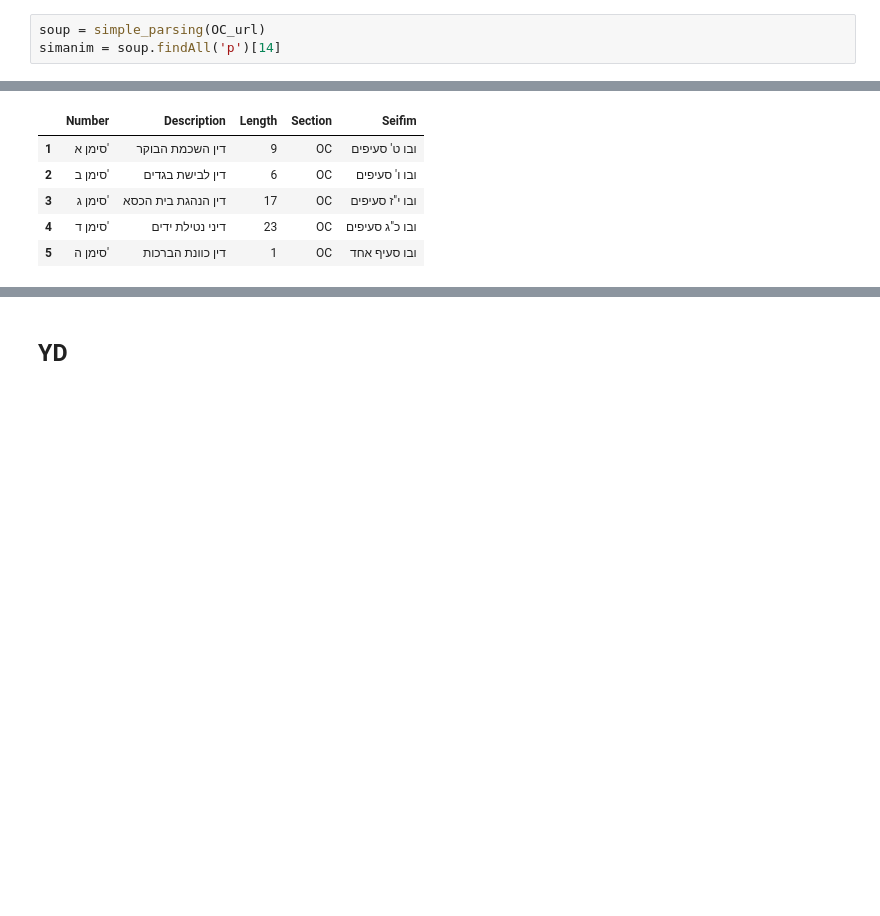
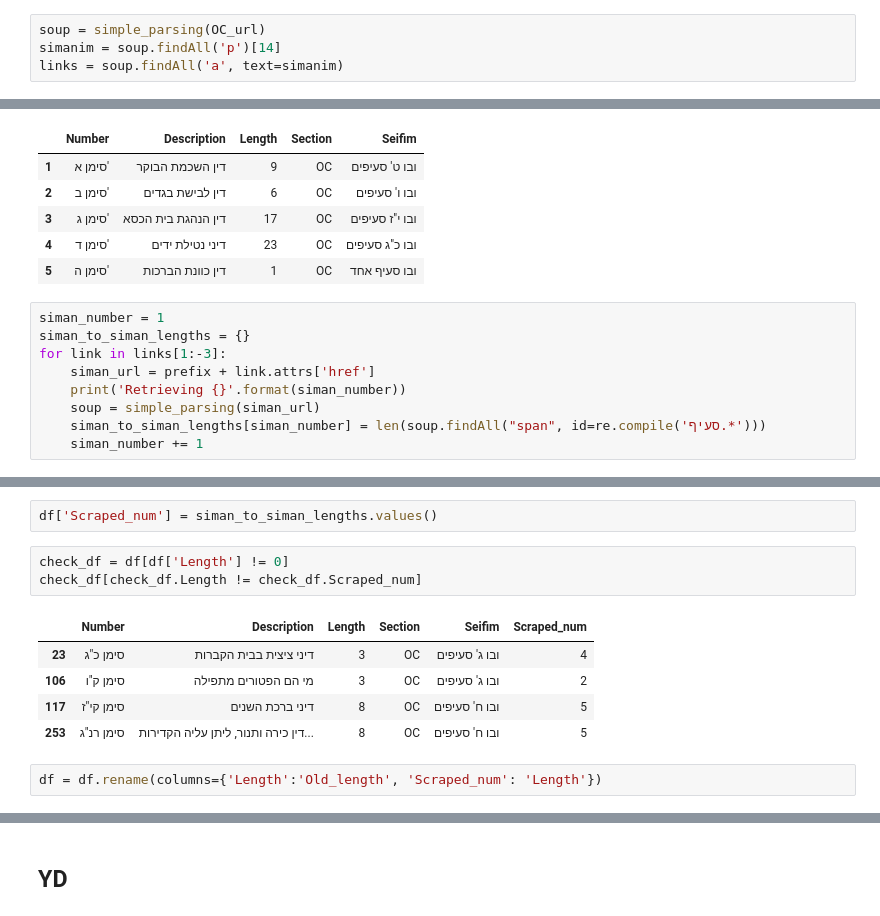
Before and after one commit to lordgrenville/shulchan-aruch-count, a Jupyter notebook: shulchan aruch.ipynb, the cells around one changed output, grey strips where cells are left out. Saved outputs shown, nothing was run; the diff lists cells and outputs as text; blank space fills up the shorter version.

```diff
--- a/shulchan aruch.ipynb
+++ b/shulchan aruch.ipynb
@@ -21,6 +21,7 @@ CM_url = prefix + '/wiki/%D7%A9%D7%95%D7%9C%D7%97%D7%9F_%D7%A2%D7%A8%D7%95%D7%9A
 # %%
 soup = simple_parsing(OC_url)
 simanim = soup.findAll('p')[14]
+links = soup.findAll('a', text=simanim)
 # %%
 df = pd.DataFrame([i.text for i in soup.findAll('a', text=simanim)])
 df = df[0].str.split('•', expand=True)
@@ -84,3 +85,12 @@ df.head()
 | 3 | סימן ג' | דין הנהגת בית הכסא | 17 | OC | ובו י"ז סעיפים |
 | 4 | סימן ד' | דיני נטילת ידים | 23 | OC | ובו כ"ג סעיפים |
 | 5 | סימן ה' | דין כוונת הברכות | 1 | OC | ובו סעיף אחד |
+# %%
+siman_number = 1
+siman_to_siman_lengths = {}
+for link in links[1:-3]:
+    siman_url = prefix + link.attrs['href']
+    print('Retrieving {}'.format(siman_number))
+    soup = simple_parsing(siman_url)
+    siman_to_siman_lengths[siman_number] = len(soup.findAll("span", id=re.compile('סעיף.*')))
+    siman_number += 1
@@ -87,3 +115,16 @@ df.head()
+# %%
+df['Scraped_num'] = siman_to_siman_lengths.values()
+# %%
+check_df = df[df['Length'] != 0]
+check_df[check_df.Length != check_df.Scraped_num]
+# %% [output]
+|  | Number | Description | Length | Section | Seifim | Scraped_num |
+| 23 | סימן כ"ג | דיני ציצית בבית הקברות | 3 | OC | ובו ג' סעיפים | 4 |
+| 106 | סימן ק"ו | מי הם הפטורים מתפילה | 3 | OC | ובו ג' סעיפים | 2 |
+| 117 | סימן קי"ז | דיני ברכת השנים | 8 | OC | ובו ח' סעיפים | 5 |
+| 253 | סימן רנ"ג | דין כירה ותנור, ליתן עליה הקדירות... | 8 | OC | ובו ח' סעיפים | 5 |
+# %%
+df = df.rename(columns={'Length':'Old_length', 'Scraped_num': 'Length'})
 # %%
 df.Length.sum()
 # %% [output]
```
Also changed, not shown: parts of 18 cells of this notebook, 8 other files.
